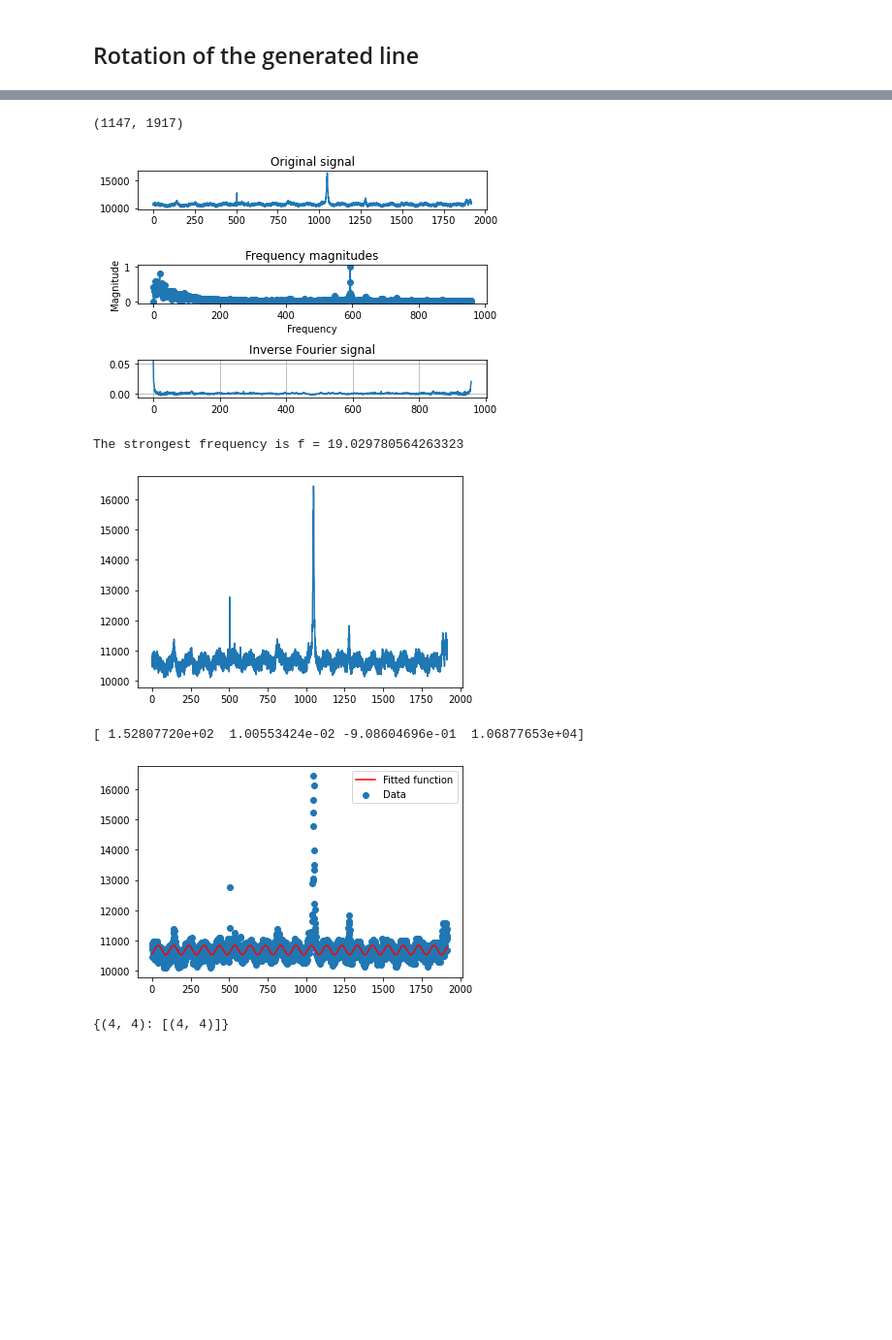
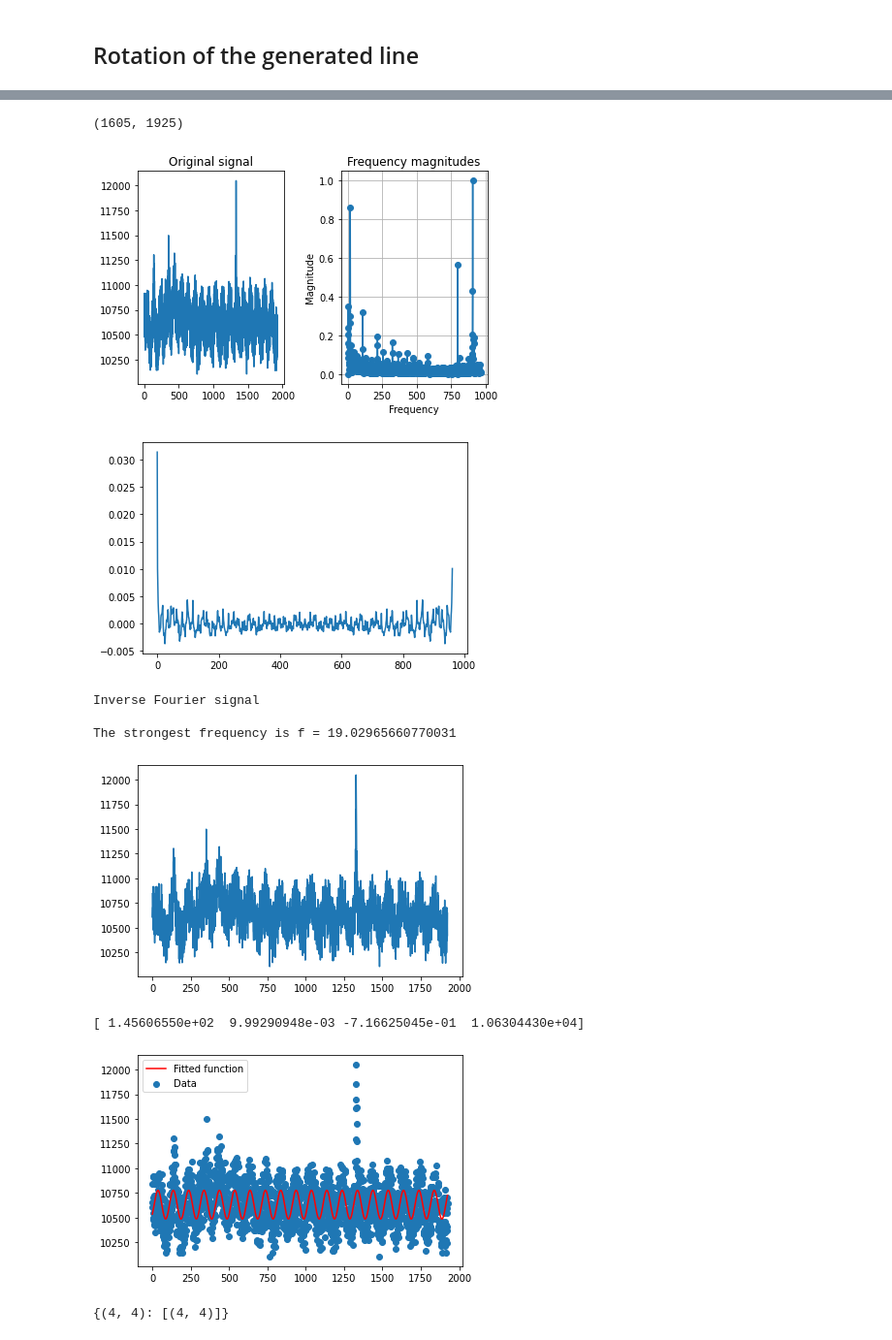
Before and after one commit to shoutizix/bachelor-project, a Jupyter notebook: Intensity_streak.ipynb, the cells around one changed output, grey strips where cells are left out. Shown: that part at 97% size. Drawn from its saved outputs; the diff is of its cells as text; code cells hidden in the pictures; blank space fills up the shorter version.

Commit message:
works on real data

```diff
--- a/Intensity_streak.ipynb
+++ b/Intensity_streak.ipynb
@@ -251,18 +232,20 @@ def get_line_values_with_mask(mask, data, x_start, y_start):
 radius = 15
 width_line = 1900
 height_line = 2*radius
-angle = randrange(0,359)
+#angle = randrange(0,359)
+angle = 11
+#angle = 339 interesting because cross a star
 print('angle : '+str(angle))
 line_rotated = ndimage.rotate(line_convolved, angle, reshape='False')
 data_with_rotated_line = addLineOnData(line_rotated, data)
-scaled_data_rot = scale_image(data_with_rotated_line[::-1].copy())
+#scaled_data_rot = scale_image(data_with_rotated_line[::-1].copy())
 #createImage('try_image_line_rotated.png', scaled_data_rot)
 #findIntensityAlongTheLine(data_with_line, height_line, width, 100, 100)
 line_mask = np.ones((height_line, width_line))
 line_mask_rotated = ndimage.rotate(line_mask, angle, reshape='False')
 #print(line_mask_rotated)
 line_from_image = get_line_values_with_mask(line_mask_rotated, data_with_rotated_line, 100, 100)
-#createImage('line_from_image.png', line_from_image)
+createImage('line_from_image.png', line_from_image)
 line_from_image_rot = ndimage.rotate(line_from_image, 360-angle, reshape='False')
 #createImage('line_from_image_rot.png', line_from_image_rot)
 #scaled_data_rot = scale_image(line_from_image_rot[::-1].copy())
@@ -271,19 +257,22 @@ line_from_image_rot = ndimage.rotate(line_from_image, 360-angle, reshape='False'
 # %%
 print(np.shape(line_from_image_rot))
-for i in range(20):
+for i in range(15):
     line_from_image_rot[:,i] = line_from_image_rot[:,20+i]
     line_from_image_rot[:,-1-i] = line_from_image_rot[:,-21-i]
 
 rot_height, rot_width = np.shape(line_from_image_rot)
 
 findIntensityAlongTheLine(line_from_image_rot, rot_height, rot_width, 0, 0)
 # %% [output]
-(1147, 1917)
+(1605, 1925)
-[figure, old version]
+[figure, new version]
+[figure, new version]
-The strongest frequency is f = 19.029780564263323
+Inverse Fourier signal
+
+The strongest frequency is f = 19.02965660770031
-[figure, old version]
+[figure, new version]
-[ 1.52807720e+02  1.00553424e-02 -9.08604696e-01  1.06877653e+04]
+[ 1.45606550e+02  9.99290948e-03 -7.16625045e-01  1.06304430e+04]
-[figure, old version]
+[figure, added]
 # %%
 def get_blocks_addresses(raw_img):
     """
```
Also changed, not shown: parts of 7 cells of this notebook.
